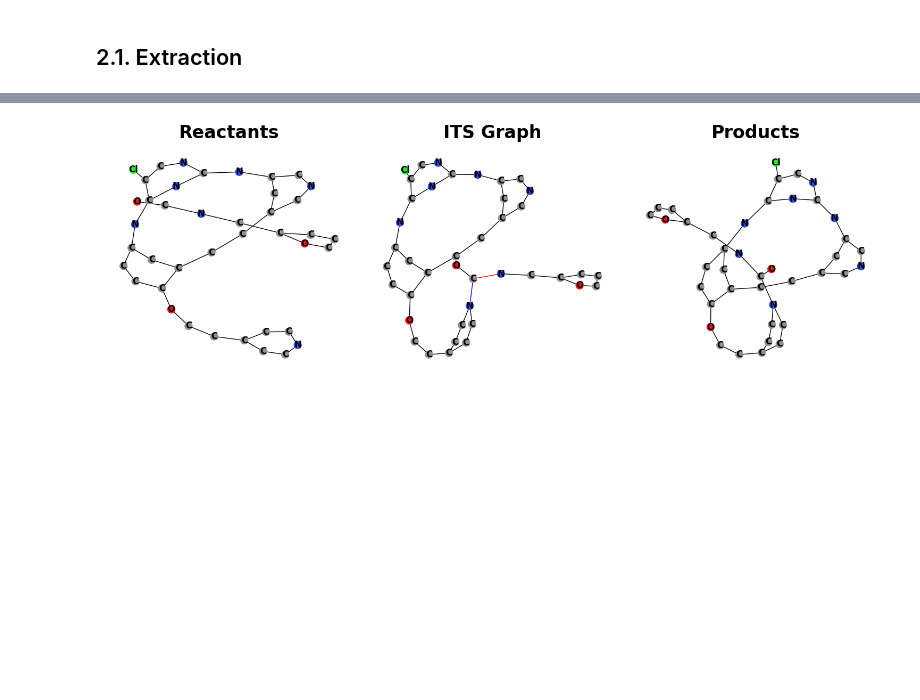
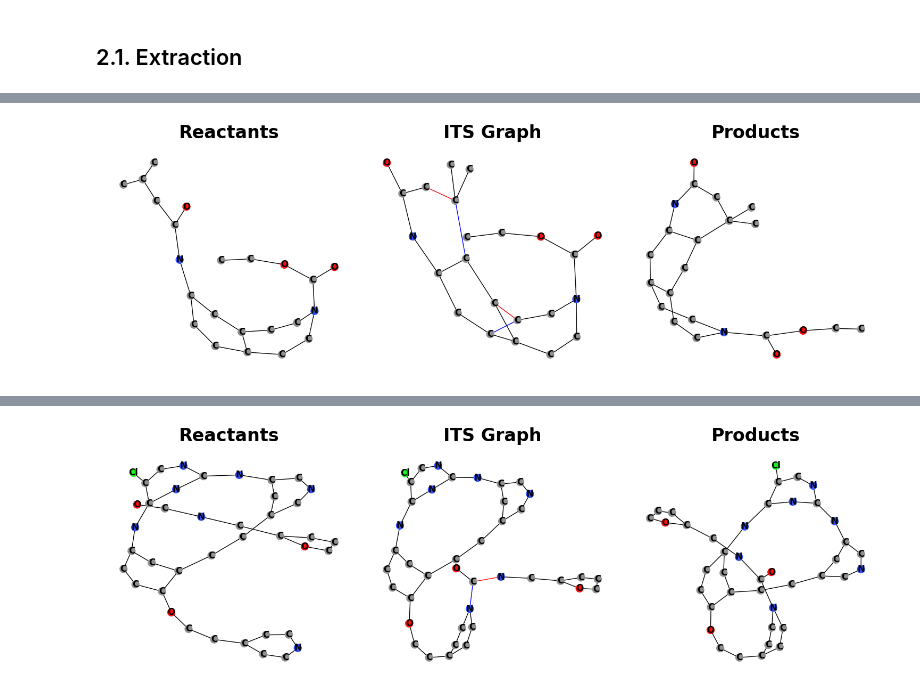
Before and after one commit to TieuLongPhan/SynTemp, a Jupyter notebook: Docs/Notebook/Example.ipynb, the cells around one changed output, grey strips where cells are left out. Saved outputs shown, nothing was run; the diff lists cells and outputs as text; code cells hidden in the pictures; blank space fills up the shorter version.

```diff
--- a/Docs/Notebook/Example.ipynb
+++ b/Docs/Notebook/Example.ipynb
@@ -48,0 +75,4 @@ len(its_graph)
+# %%
+vis_graph.visualize_all(its_graph_wrong[1]['graphormer'])
+# %% [output]
+[figure, added]
```
Also changed, not shown: parts of 35 cells of this notebook, 19 other files.
